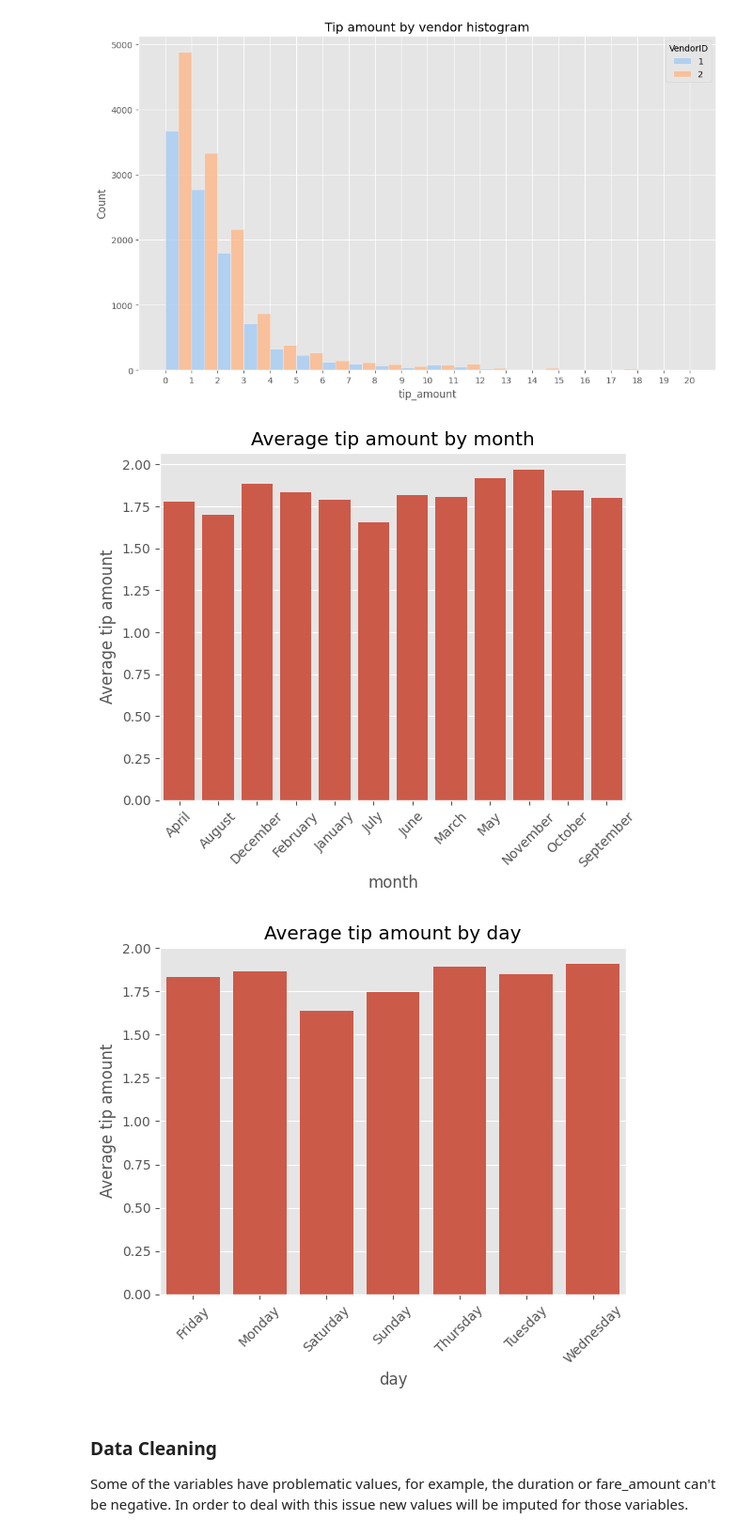
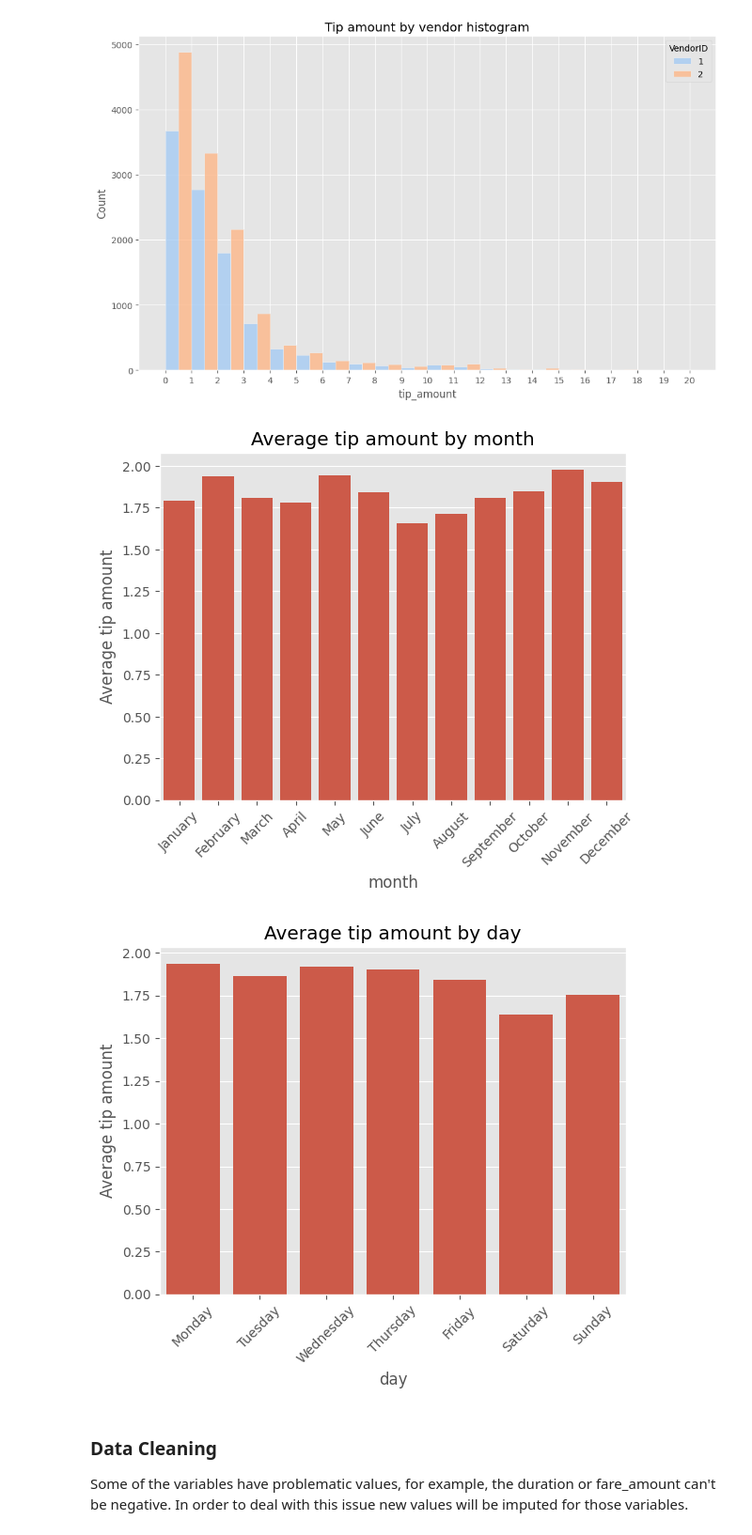
Before and after one commit to jiug/ML-model-to-predict-generous-customers, a Jupyter notebook: ML model to predict generous customers.ipynb, the cells around one changed output. Shown: that part at 94% size. Drawn from its saved outputs; the diff is of its cells as text; code cells hidden in the pictures.

```diff
--- a/ML model to predict generous customers.ipynb
+++ b/ML model to predict generous customers.ipynb
@@ -112,21 +112,21 @@ plt.title('Tip amount by vendor histogram');
 # %% [output]
 [figure]
 # %%
-sns.barplot(df0.groupby('month').tip_amount.agg('mean'))
+sns.barplot(df0.groupby('month').tip_amount.agg('mean'), order=['January', 'February', 'March', 'April', 'May', 'June', 'July', 'August', 'September', 'October', 'November', 'December'])
 plt.ylabel('Average tip amount')
 plt.xticks(rotation=45)
 plt.title('Average tip amount by month')
 plt.show()
 # %% [output]
-[figure, old version]
+[figure, new version]
 # %%
-sns.barplot(df0.groupby('day').tip_amount.agg('mean'))
+sns.barplot(df0.groupby('day').tip_amount.agg('mean'), order=['Monday', 'Tuesday', 'Wednesday', 'Thursday', 'Friday', 'Saturday', 'Sunday'])
 plt.ylabel('Average tip amount')
 plt.xticks(rotation=45)
 plt.title('Average tip amount by day')
 plt.show()
 # %% [output]
-[figure, old version]
+[figure, new version]
 # %% [markdown]
 ### Data Cleaning
 
```
Also changed, not shown: parts of 27 cells of this notebook.
